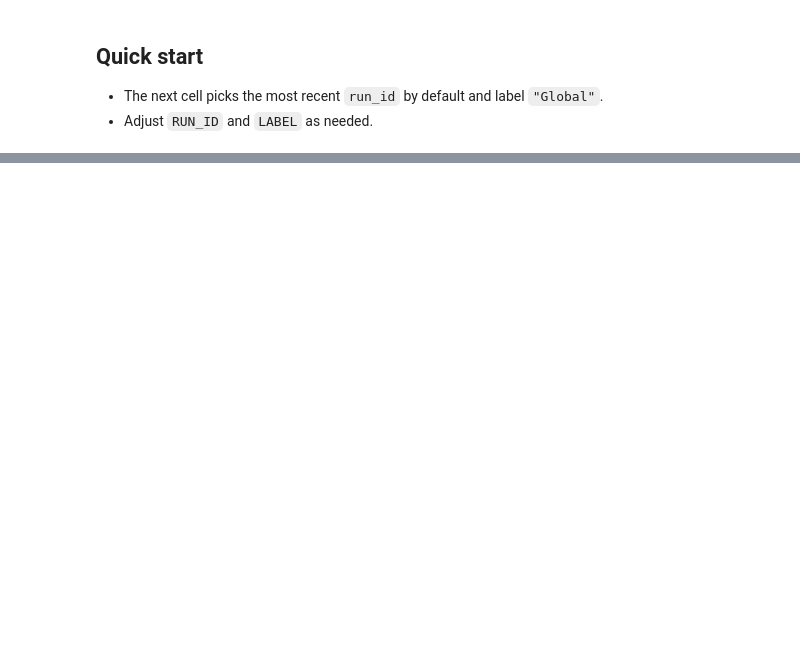
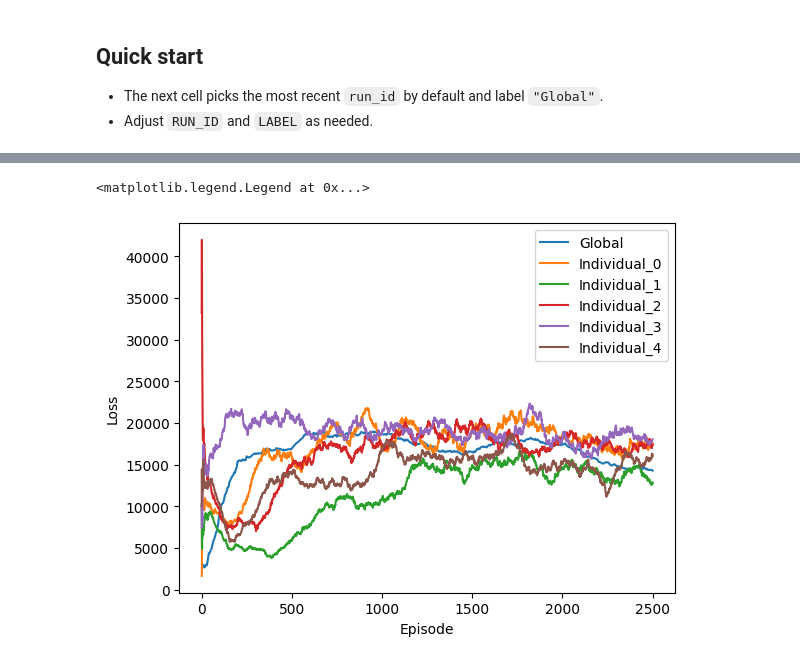
Before and after one commit to crazytb/uav_a3c, a Jupyter notebook: main_training_metrics_analysis.ipynb, the cells around one changed output, grey strips where cells are left out. Drawn from its saved outputs; the diff is of its cells as text; code cells hidden in the pictures; blank space fills up the shorter version.

```diff
--- a/main_training_metrics_analysis.ipynb
+++ b/main_training_metrics_analysis.ipynb
@@ -143,0 +145,13 @@ plt.legend()
+# %%
+# Plot losses for all labels
+for label in sorted(df['label'].unique()):
+    if label == 'Global':
+        plt.plot(df[df['label']==label]['episode']*params.n_workers, df[df['label']==label]['total_loss'].rolling(rolling, min_periods=1).mean(), label=label)
+    else:
+        plt.plot(df[df['label']==label]['episode'], df[df['label']==label]['total_loss'].rolling(rolling, min_periods=1).mean(), label=label)
+plt.xlabel('Episode')
+plt.ylabel('Loss')
+plt.legend()
+# %% [output]
+<matplotlib.legend.Legend at 0x...>
+[figure, added]
```
Also changed, not shown: parts of 2 cells of this notebook, 51 other files.
